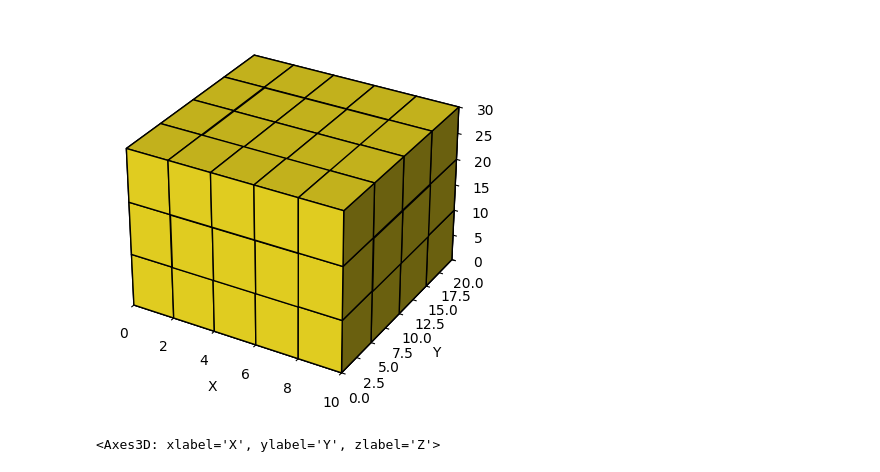
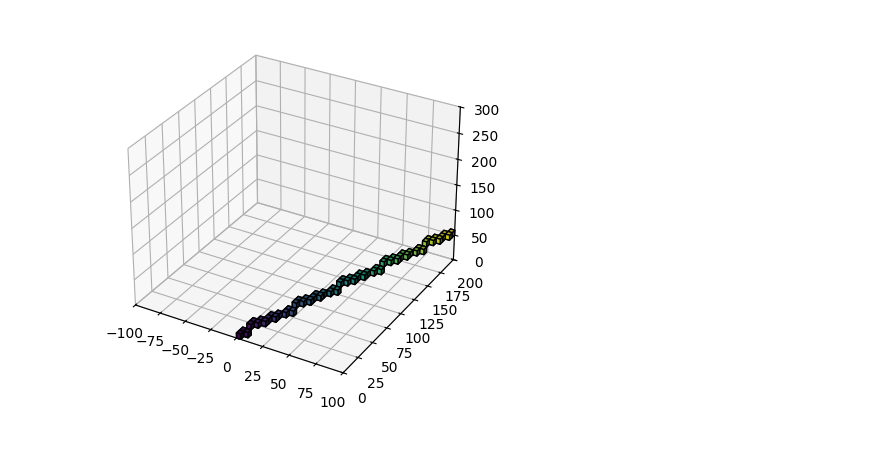
Before and after one commit to Noah-Everett/Fast-Voxel-Traversal-Python, a Jupyter notebook: examples/example.ipynb, the cells around one changed output. Cells and saved outputs as stored; diff of their text form; code cells hidden in the pictures.

```diff
--- a/examples/example.ipynb
+++ b/examples/example.ipynb
@@ -1,16 +1,28 @@
 # %%
 import fast_voxel_traversal as fvt
 # %%
-bounds = ((0.0, 0.0, 0.0), (10.0, 20.0, 30.0))
-shape = (5, 4, 3)
+import numpy as np
+
+bounds = ((-100.0, 0.0, 0.0), (100.0, 200.0, 300.0))
+shape = (50, 40, 30)
 grid = fvt.Grid(bounds=bounds, shape=shape)
+
+origin = (-10.0, -20.0, 2.5)
+direction = (1.0, 2.0, 0.5)
+ray = fvt.Ray(origin=origin, direction=direction)
+
+ray_voxels = ray.time_grid(grid)
+min = np.nanmin(ray_voxels)
+ray_voxels = ray_voxels + 1 - min
+ray_voxels = np.nan_to_num(ray_voxels)
+ray_voxels = np.interp(ray_voxels, (0, np.max(ray_voxels)), (0, 1))
 # %%
-import numpy as np
 import matplotlib.pyplot as plt
 from mpl_toolkits.mplot3d import Axes3D
+# %matplotlib qt
 
 fig, ax = plt.subplots(subplot_kw={'projection': '3d'})
-grid.plot(np.ones(shape), ax=ax)
+grid.plot(ray_voxels, ax=ax, show=False)
+plt.show()
 # %% [output]
-[figure, old version]
+[figure, new version]
-<Axes3D: xlabel='X', ylabel='Y', zlabel='Z'>
```
Also changed, not shown: 2 other files.
